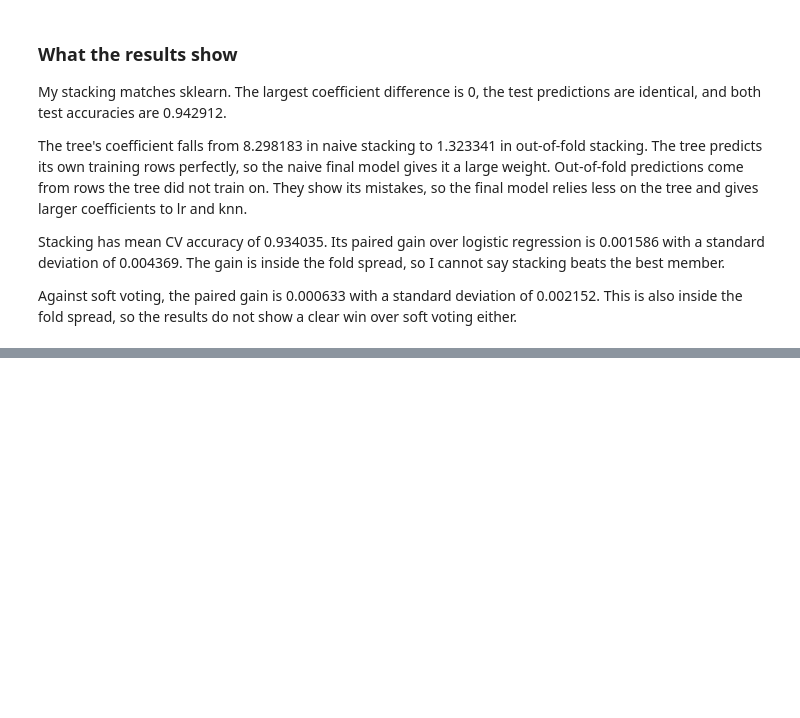
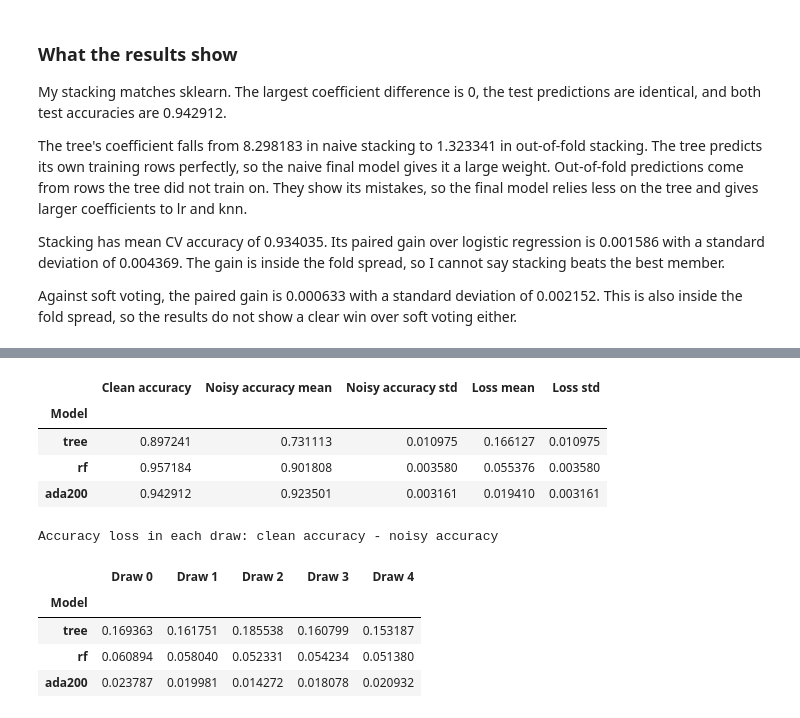
Before and after one commit to ZhalgasB/task-04-ML-course, a Jupyter notebook: bissenbai_task4.ipynb, the cells around one changed output, grey strips where cells are left out. Cells and saved outputs as stored; diff of their text form; code cells hidden in the pictures; blank space fills up the shorter version.

```diff
--- a/bissenbai_task4.ipynb
+++ b/bissenbai_task4.ipynb
@@ -708,0 +924,54 @@ Against soft voting, the paired gain is 0.000633 with a standard deviation of 0.
+# %%
+ada200 = AdaBoostClassifier(n_estimators=200, random_state=SEED)
+noise_models = {"tree": tree, "rf": rf, "ada200": ada200}
+clean_accuracies = {}
+noisy_accuracies = {name: [] for name in noise_models}
+noisy_label_draws = []
+flipped_index_draws = []
+noisy_ada_models = []
+
+for name, model in noise_models.items():
+    clean_model = clone(model).fit(X_train, y_train)
+    clean_accuracies[name] = clean_model.score(X_test, y_test)
+
+for r in range(5):
+    y_noisy, idx = flip_labels(y_train, 0.20, SEED + r)
+    noisy_label_draws.append(y_noisy)
+    flipped_index_draws.append(idx)
+    for name, model in noise_models.items():
+        noisy_model = clone(model).fit(X_train, y_noisy)
+        noisy_accuracies[name].append(noisy_model.score(X_test, y_test))
+        if name == "ada200":
+            noisy_ada_models.append(noisy_model)
+
+noise_losses = {}
+noise_summary_rows = []
+for name in noise_models:
+    accuracies = np.array(noisy_accuracies[name])
+    losses = clean_accuracies[name] - accuracies
+    noise_losses[name] = losses
+    noise_summary_rows.append([
+        name, clean_accuracies[name], accuracies.mean(), accuracies.std(), losses.mean(), losses.std()
+    ])
+
+noise_summary = pd.DataFrame(noise_summary_rows, columns=[
+    "Model", "Clean accuracy", "Noisy accuracy mean", "Noisy accuracy std", "Loss mean", "Loss std"
+]).set_index("Model")
+display(noise_summary.round(6))
+
+print("Accuracy loss in each draw: clean accuracy - noisy accuracy")
+noise_loss_table = pd.DataFrame(noise_losses, index=[f"Draw {r}" for r in range(5)]).T
+noise_loss_table.index.name = "Model"
+display(noise_loss_table.round(6))
+# %% [output]
+|  | Clean accuracy | Noisy accuracy mean | Noisy accuracy std | Loss mean | Loss std |
+| Model |  |  |  |  |  |
+| tree | 0.897241 | 0.731113 | 0.010975 | 0.166127 | 0.010975 |
+| rf | 0.957184 | 0.901808 | 0.003580 | 0.055376 | 0.003580 |
+| ada200 | 0.942912 | 0.923501 | 0.003161 | 0.019410 | 0.003161 |
+Accuracy loss in each draw: clean accuracy - noisy accuracy
+|  | Draw 0 | Draw 1 | Draw 2 | Draw 3 | Draw 4 |
+| Model |  |  |  |  |  |
+| tree | 0.169363 | 0.161751 | 0.185538 | 0.160799 | 0.153187 |
+| rf | 0.060894 | 0.058040 | 0.052331 | 0.054234 | 0.051380 |
+| ada200 | 0.023787 | 0.019981 | 0.014272 | 0.018078 | 0.020932 |
```
Also changed, not shown: parts of 19 cells of this notebook.
